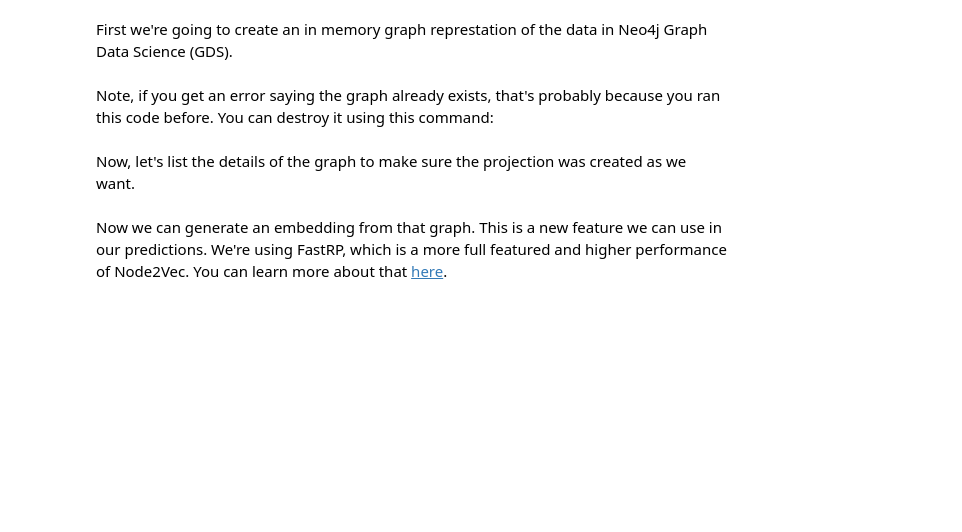
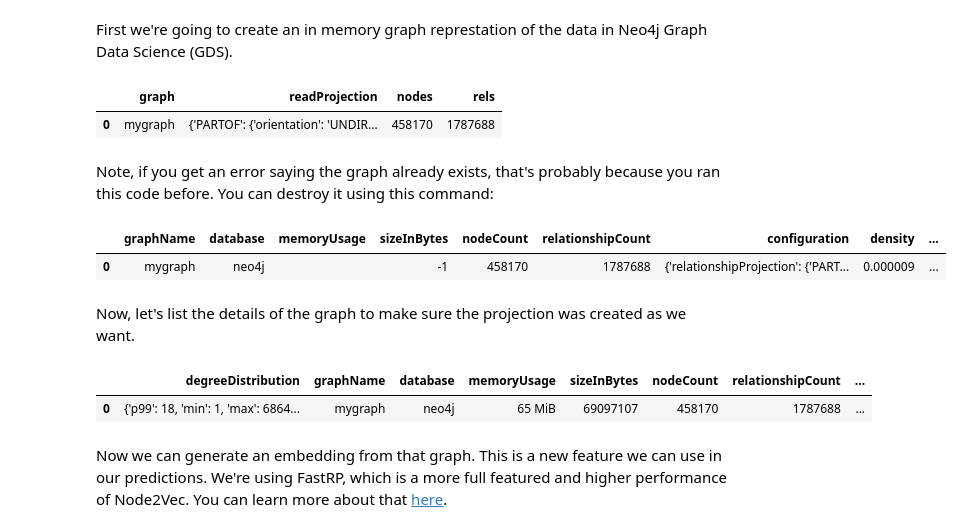
Before and after one commit to neo4j-partners/hands-on-lab-neo4j-and-vertex-ai, a Jupyter notebook: Lab 5 - Graph Data Science/embedding.ipynb, the cells around one changed output. Saved outputs shown, nothing was run; the diff lists cells and outputs as text; code cells hidden in the pictures; blank space fills up the shorter version.

```diff
--- a/Lab 5 - Graph Data Science/embedding.ipynb
+++ b/Lab 5 - Graph Data Science/embedding.ipynb
@@ -31,27 +30,26 @@ driver = GraphDatabase.driver(DB_URL, auth=(DB_USER, DB_PASS))
 # %% [markdown]
 First we're going to create an in memory graph represtation of the data in Neo4j Graph Data Science (GDS).
 # %%
-with driver.session(database=DB_NAME) as session:
-  result = session.read_transaction(
-    lambda tx: tx.run(
-      """
-CALL gds.graph.create(
-    'mygraph',
-    ['Company', 'Manager', 'Holding'],
-    {
-        OWNS: {orientation: 'UNDIRECTED'},
-        PARTOF: {orientation: 'UNDIRECTED'}
-    }
+result = gds.run_cypher(
+  """
+    CALL gds.graph.project(
+      'mygraph',
+      ['Company', 'Manager', 'Holding'],
+      {
+          OWNS: {orientation: 'UNDIRECTED'},
+          PARTOF: {orientation: 'UNDIRECTED'}
+      }
+    )
+    YIELD
+      graphName AS graph,
+      relationshipProjection AS readProjection,
+      nodeCount AS nodes,
+      relationshipCount AS rels
+  """
 )
-YIELD
-    graphName AS graph,
-    relationshipProjection AS readProjection,
-    nodeCount AS nodes,
-    relationshipCount AS rels
-      """
-    ).data()
-  )
-df = pd.DataFrame(result)
-display(df)
+display(result)
+# %% [output]
+|  | graph | readProjection | nodes | rels |
+| 0 | mygraph | {'PARTOF': {'orientation': 'UNDIR... | 458170 | 1787688 |
 # %% [markdown]
 Note, if you get an error saying the graph already exists, that's probably because you ran this code before. You can destroy it using this command:
@@ -67,2 +56,12 @@ with driver.session(database=DB_NAME) as session:
+# %%
+result = gds.run_cypher(
+  """
+    CALL gds.graph.drop('mygraph')
+  """
+)
+display(result)
+# %% [output]
+|  | graphName | database | memoryUsage | sizeInBytes | nodeCount | relationshipCount | configuration | density | ... |
+| 0 | mygraph | neo4j |  | -1 | 458170 | 1787688 | {'relationshipProjection': {'PART... | 0.000009 | ... |
 # %% [markdown]
 Now, let's list the details of the graph to make sure the projection was created as we want.
@@ -79,3 +68,13 @@ with driver.session(database=DB_NAME) as session:
+# %%
+result = gds.run_cypher(
+  """
+    CALL gds.graph.list()
+  """
+)
+display(result)
+# %% [output]
+|  | degreeDistribution | graphName | database | memoryUsage | sizeInBytes | nodeCount | relationshipCount | ... |
+| 0 | {'p99': 18, 'min': 1, 'max': 6864... | mygraph | neo4j | 65 MiB | 69097107 | 458170 | 1787688 | ... |
 # %% [markdown]
 Now we can generate an embedding from that graph. This is a new feature we can use in our predictions. We're using FastRP, which is a more full featured and higher performance of Node2Vec. You can learn more about that [here](https://neo4j.com/docs/graph-data-science/current/algorithms/fastrp/).
 # %%
```
Also changed, not shown: parts of 14 cells of this notebook.
